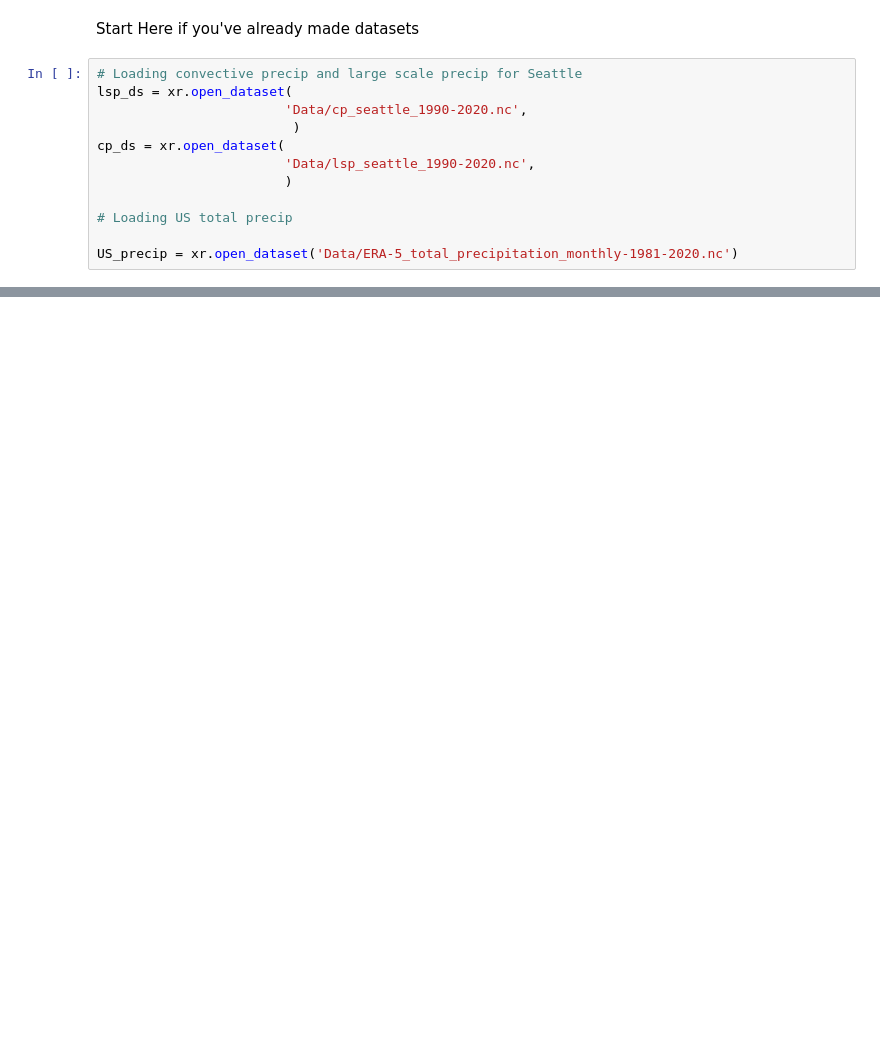
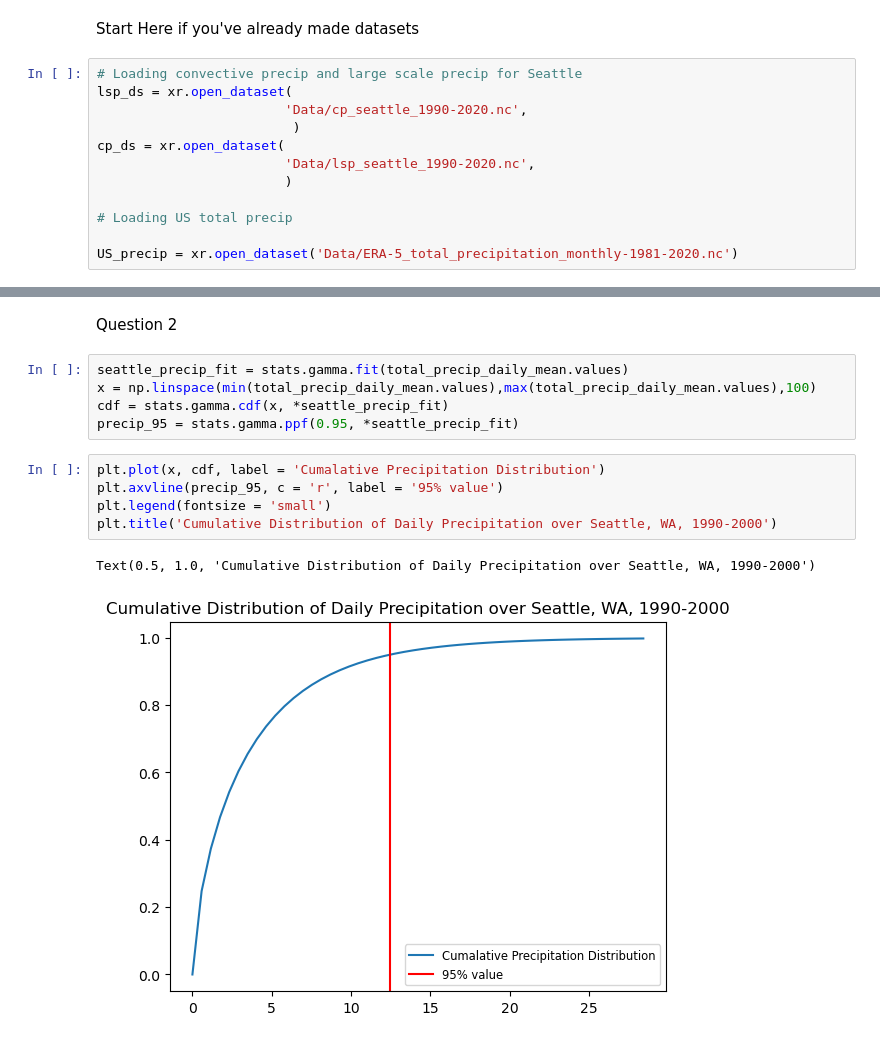
Before and after one commit to ArcticOctopi/ATMS-523-Module-2, a Jupyter notebook: Park_solution.ipynb, the cells around one changed output, grey strips where cells are left out. Cells and saved outputs as stored; diff of their text form; blank space fills up the shorter version.

```diff
--- a/Park_solution.ipynb
+++ b/Park_solution.ipynb
@@ -129,0 +163,15 @@ lsp_daily_mean.plot()
+# %% [markdown]
+Question 2
+# %%
+seattle_precip_fit = stats.gamma.fit(total_precip_daily_mean.values)
+x = np.linspace(min(total_precip_daily_mean.values),max(total_precip_daily_mean.values),100)
+cdf = stats.gamma.cdf(x, *seattle_precip_fit)
+precip_95 = stats.gamma.ppf(0.95, *seattle_precip_fit)
+# %%
+plt.plot(x, cdf, label = 'Cumalative Precipitation Distribution')
+plt.axvline(precip_95, c = 'r', label = '95% value')
+plt.legend(fontsize = 'small')
+plt.title('Cumulative Distribution of Daily Precipitation over Seattle, WA, 1990-2000')
+# %% [output]
+Text(0.5, 1.0, 'Cumulative Distribution of Daily Precipitation over Seattle, WA, 1990-2000')
+[figure, added]
```
Also changed, not shown: parts of 7 cells of this notebook.
